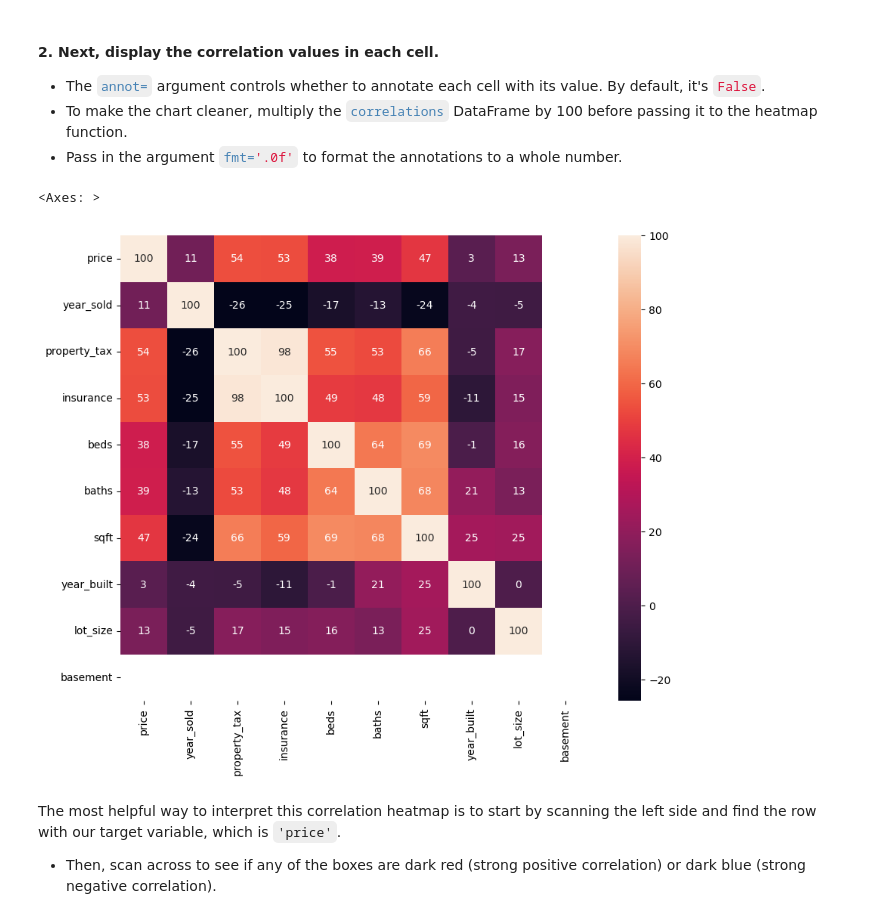
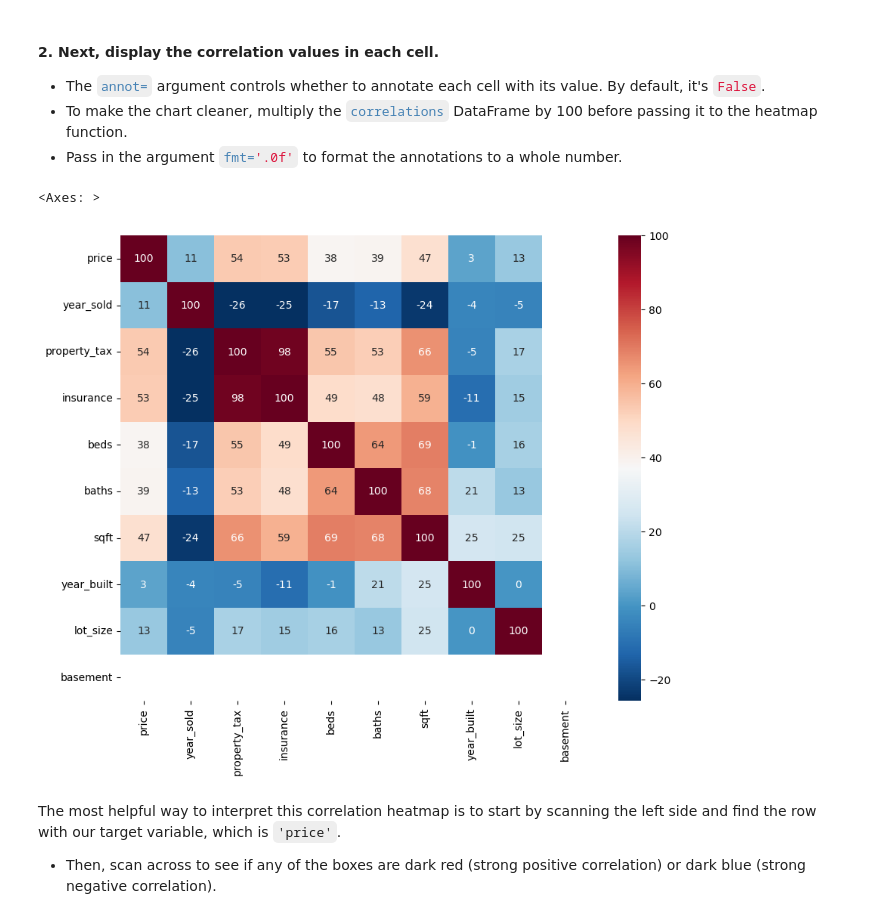
Before and after one commit to edward536/BUS0007-Labs, a Jupyter notebook: Lab4/EDA.ipynb, the cells around one changed output. Cells and saved outputs as stored; diff of their text form; code cells hidden in the pictures.

```diff
--- a/Lab4/EDA.ipynb
+++ b/Lab4/EDA.ipynb
@@ -270,12 +270,12 @@ sns.heatmap(df.corr(numeric_only=True))
 # %%
 # Make the figsize 10 x 8
 plt.figure(figsize=(10,8))
 
 # Plot heatmap of annotated correlations
-sns.heatmap(df.corr(numeric_only=True)*100, annot=True, fmt='.0f')
+sns.heatmap(df.corr(numeric_only=True)*100, cmap='RdBu_r', annot=True, fmt='.0f')
 # %% [output]
 <Axes: >
-[figure, old version]
+[figure, new version]
 # %% [markdown]
 The most helpful way to interpret this correlation heatmap is to start by scanning the left side and find the row with our target variable, which is `'price'`.
 
```
Also changed, not shown: parts of 1 cell of this notebook, 1 other file.
